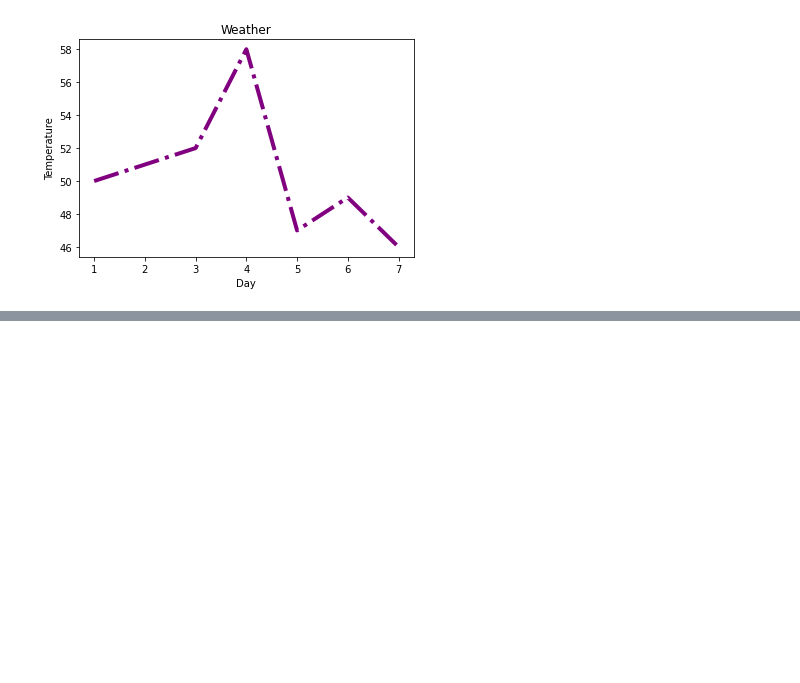
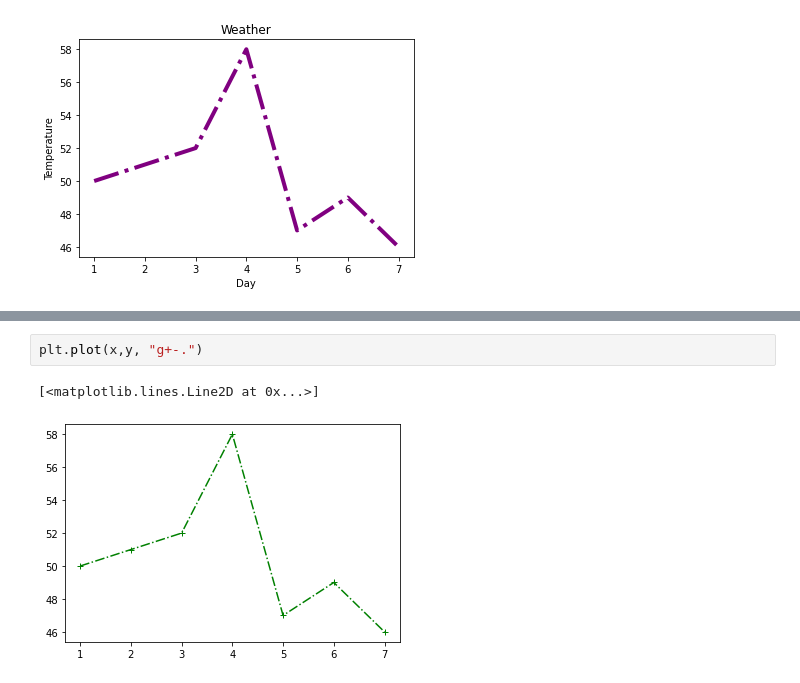
Before and after one commit to Yusuf5001/DVwPy, a Jupyter notebook: Matplotlib.ipynb, the cells around one changed output, grey strips where cells are left out. Drawn from its saved outputs; the diff is of its cells as text; blank space fills up the shorter version.

```diff
--- a/Matplotlib.ipynb
+++ b/Matplotlib.ipynb
@@ -24,0 +35,5 @@ plt.plot(x,y, color="purple", linewidth=4, linestyle="dashdot")
+# %%
+plt.plot(x,y, "g+-.")
+# %% [output]
+[<matplotlib.lines.Line2D at 0x...>]
+[figure, added]
```
Also changed, not shown: parts of 14 cells of this notebook.
